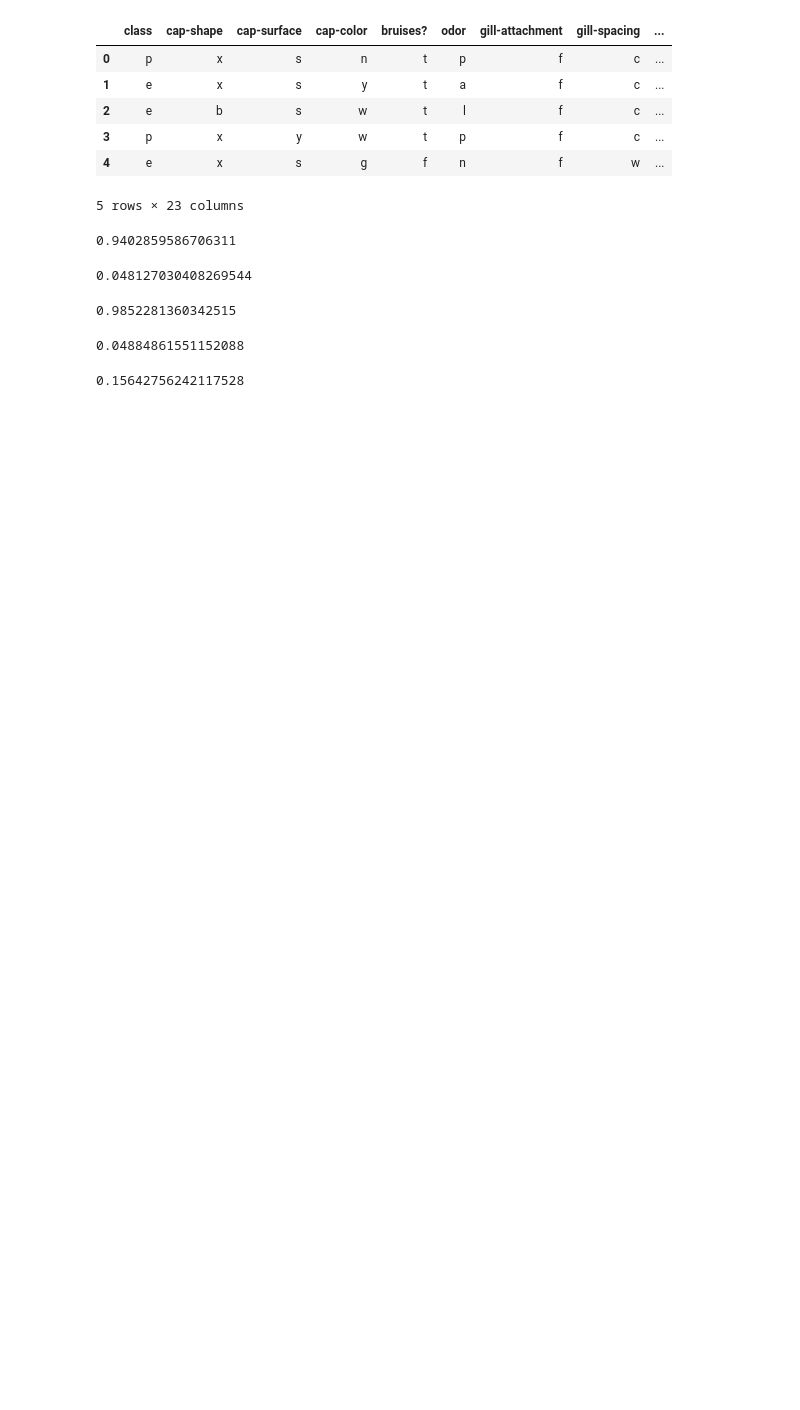
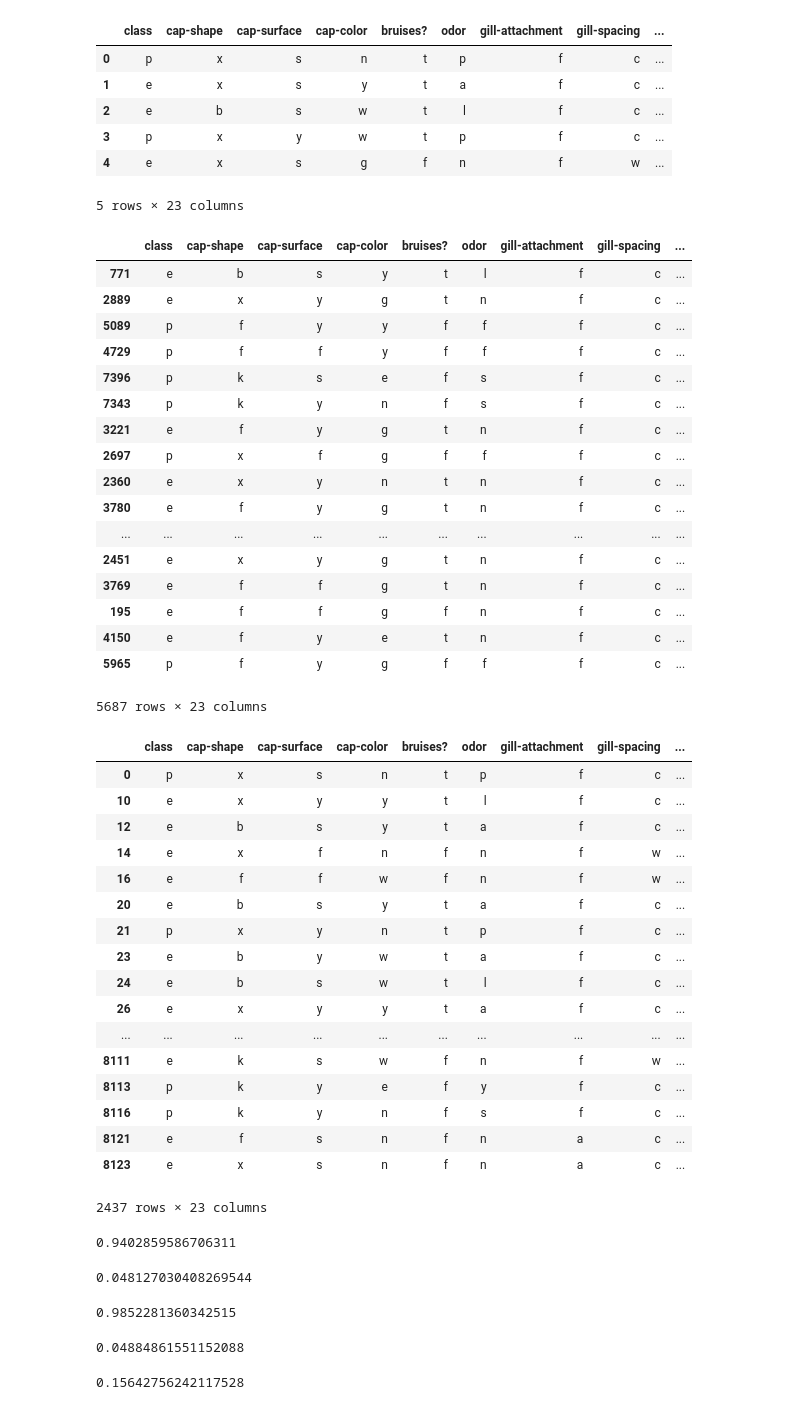
Before and after one commit to ClaudioCarvalhoo/SHRIMP, a Jupyter notebook: Implementation/C4.5 Decision Tree.ipynb, the cells around one changed output. Cells and saved outputs as stored; diff of their text form; code cells hidden in the pictures; blank space fills up the shorter version.

```diff
--- a/Implementation/C4.5 Decision Tree.ipynb
+++ b/Implementation/C4.5 Decision Tree.ipynb
@@ -13,6 +13,49 @@ data.head()
 | 3 | p | x | y | w | t | p | f | c | ... |
 | 4 | e | x | s | g | f | n | f | w | ... |
 5 rows × 23 columns
+# %%
+trainingSample = data.sample(frac=0.70)
+display(trainingSample)
+trainingIndexes = trainingSample.index.values
+testingSample = data.drop(trainingIndexes)
+display(testingSample)
+# %% [output]
+|  | class | cap-shape | cap-surface | cap-color | bruises? | odor | gill-attachment | gill-spacing | ... |
+| 771 | e | b | s | y | t | l | f | c | ... |
+| 2889 | e | x | y | g | t | n | f | c | ... |
+| 5089 | p | f | y | y | f | f | f | c | ... |
+| 4729 | p | f | f | y | f | f | f | c | ... |
+| 7396 | p | k | s | e | f | s | f | c | ... |
+| 7343 | p | k | y | n | f | s | f | c | ... |
+| 3221 | e | f | y | g | t | n | f | c | ... |
+| 2697 | p | x | f | g | f | f | f | c | ... |
+| 2360 | e | x | y | n | t | n | f | c | ... |
+| 3780 | e | f | y | g | t | n | f | c | ... |
+| ... | ... | ... | ... | ... | ... | ... | ... | ... | ... |
+| 2451 | e | x | y | g | t | n | f | c | ... |
+| 3769 | e | f | f | g | t | n | f | c | ... |
+| 195 | e | f | f | g | f | n | f | c | ... |
+| 4150 | e | f | y | e | t | n | f | c | ... |
+| 5965 | p | f | y | g | f | f | f | c | ... |
+5687 rows × 23 columns
+|  | class | cap-shape | cap-surface | cap-color | bruises? | odor | gill-attachment | gill-spacing | ... |
+| 0 | p | x | s | n | t | p | f | c | ... |
+| 10 | e | x | y | y | t | l | f | c | ... |
+| 12 | e | b | s | y | t | a | f | c | ... |
+| 14 | e | x | f | n | f | n | f | w | ... |
+| 16 | e | f | f | w | f | n | f | w | ... |
+| 20 | e | b | s | y | t | a | f | c | ... |
+| 21 | p | x | y | n | t | p | f | c | ... |
+| 23 | e | b | y | w | t | a | f | c | ... |
+| 24 | e | b | s | w | t | l | f | c | ... |
+| 26 | e | x | y | y | t | a | f | c | ... |
+| ... | ... | ... | ... | ... | ... | ... | ... | ... | ... |
+| 8111 | e | k | s | w | f | n | f | w | ... |
+| 8113 | p | k | y | e | f | y | f | c | ... |
+| 8116 | p | k | y | n | f | s | f | c | ... |
+| 8121 | e | f | s | n | f | n | a | c | ... |
+| 8123 | e | x | s | n | f | n | a | c | ... |
+2437 rows × 23 columns
 # %%
 def entropy(x):
     result = 0
```
Also changed, not shown: parts of 7 cells of this notebook.
